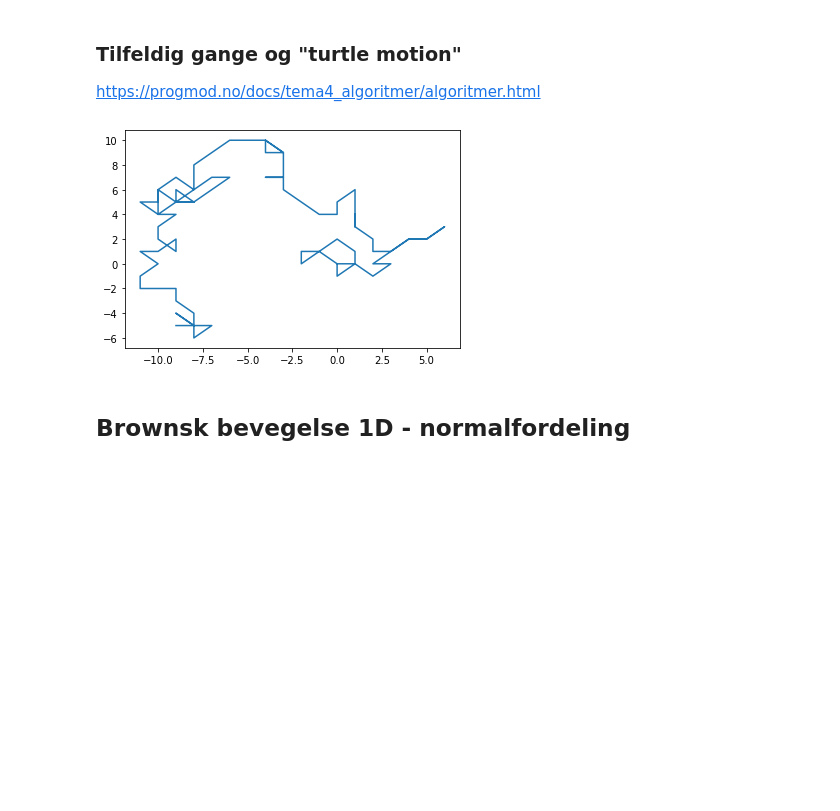
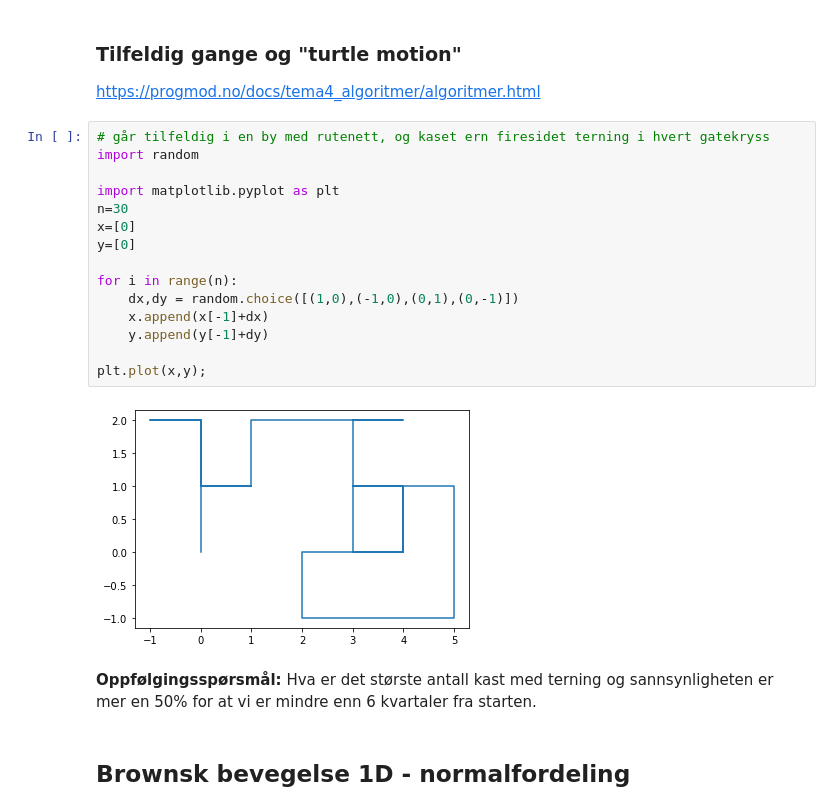
Before and after one commit to LektorB/ProgMod, a Jupyter notebook: stokastiskemodeller.ipynb, the cells around one changed output. Drawn from its saved outputs; the diff is of its cells as text; blank space fills up the shorter version.

```diff
--- a/stokastiskemodeller.ipynb
+++ b/stokastiskemodeller.ipynb
@@ -46,7 +43,24 @@ $\qquad \displaystyle \int_0^2 x^2 \,\mathrm{d}x$
 ### Tilfeldig gange og "turtle motion"
 https://progmod.no/docs/tema4_algoritmer/algoritmer.html
 # %%
+# går tilfeldig i en by med rutenett, og kaset ern firesidet terning i hvert gatekryss
+import random
+
+import matplotlib.pyplot as plt
+n=30
+x=[0]
+y=[0]
+
+for i in range(n):
+    dx,dy = random.choice([(1,0),(-1,0),(0,1),(0,-1)])
+    x.append(x[-1]+dx)
+    y.append(y[-1]+dy)
+
+plt.plot(x,y);
 # %% [output]
-[figure, old version]
+[figure, new version]
+# %% [markdown]
+**Oppfølgingsspørsmål:**
+Hva er det største antall kast med terning og sannsynligheten er mer en 50% for at vi er mindre enn 6 kvartaler fra starten.
 # %% [markdown]
 ## Brownsk bevegelse 1D - normalfordeling
```
Also changed, not shown: parts of 2 cells of this notebook, 1 other file.
